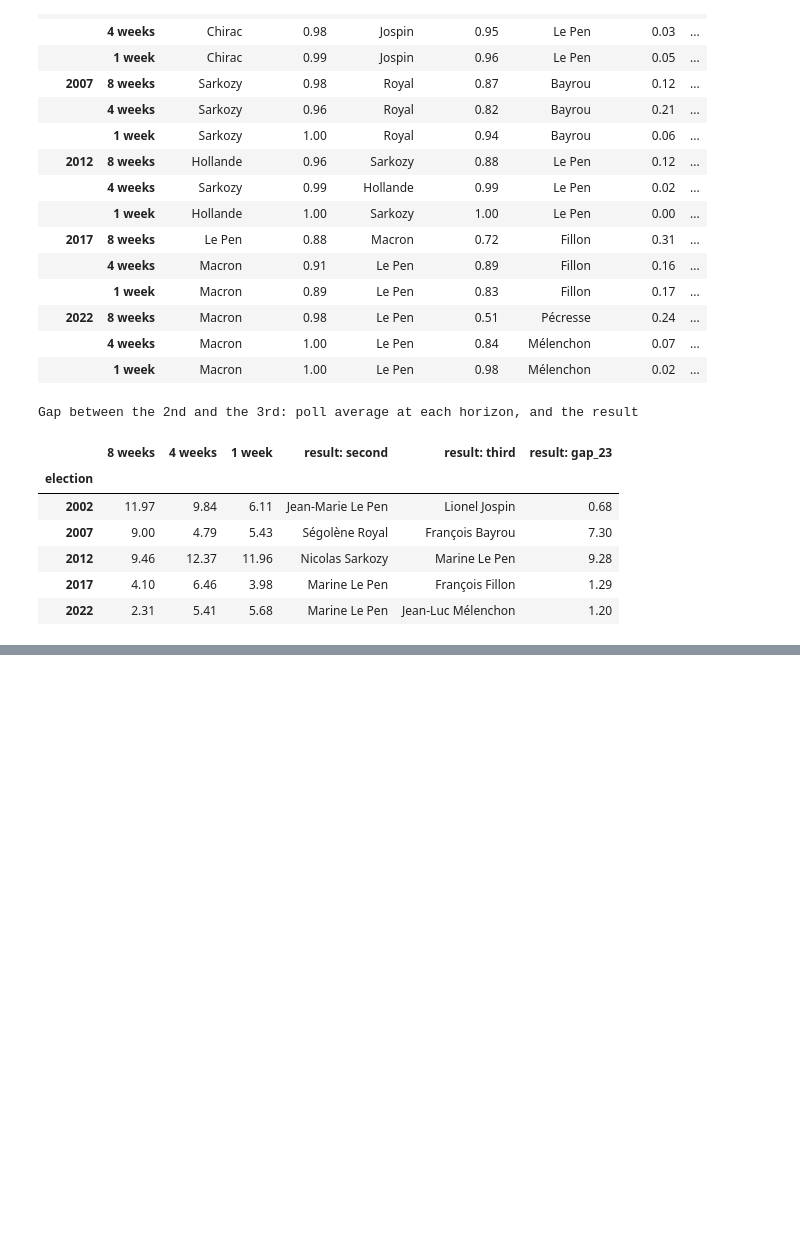
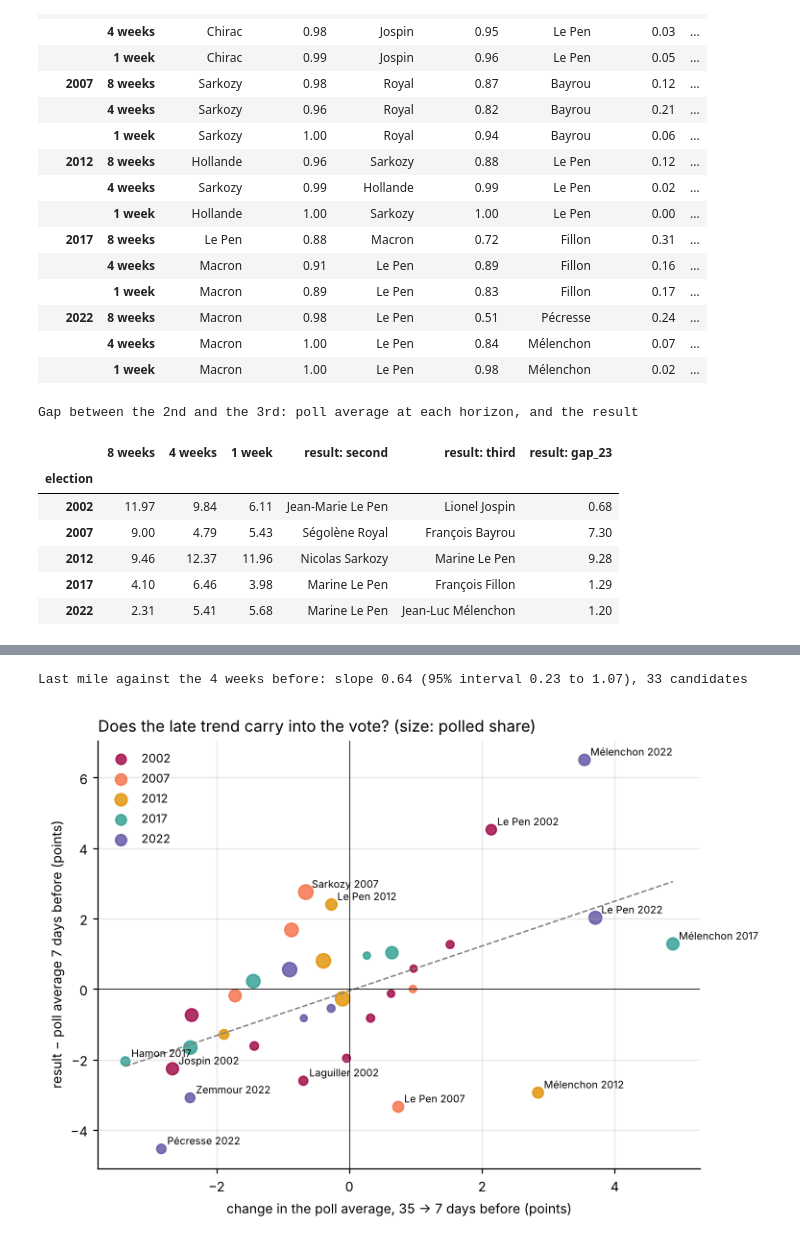
Before and after one commit to clarasalas/strategic-voting-polls-2RS, a Jupyter notebook: notebooks/06_polls_vs_results.ipynb, the cells around one changed output, grey strips where cells are left out. Cells and saved outputs as stored; diff of their text form; code cells hidden in the pictures; blank space fills up the shorter version.

```diff
--- a/notebooks/06_polls_vs_results.ipynb
+++ b/notebooks/06_polls_vs_results.ipynb
@@ -437,0 +496,33 @@ Gap between the 2nd and the 3rd: poll average at each horizon, and the result
+# %%
+late = []
+for (e, s), r in w.iterrows():
+    m7, m35 = r.get(7), r.get(35)
+    if pd.notna(m7) and pd.notna(m35) and m7 >= 3:
+        res_ = results[(results["election"] == e) & (results["candidate"] == s)]["share"]
+        if len(res_):
+            late.append(dict(election=e, slot=s, before=m7 - m35, after=res_.iloc[0] - m7, level=m7))
+late = pd.DataFrame(late)
+lo, hi = boot(late)
+print(f"Last mile against the 4 weeks before: slope {slope(late):.2f} (95% interval {lo:.2f} to {hi:.2f}), "
+      f"{len(late)} candidates")
+late.round(2).to_csv(TABLES / "momentum_into_the_vote.csv", index=False)
+
+fig, ax = plt.subplots(figsize=(7, 5))
+for e in ELECTIONS:
+    d = late[late["election"] == e]
+    ax.scatter(d["before"], d["after"], s=12 + d["level"] * 3, color=E_COLOURS[e], alpha=0.8, label=str(e))
+    for r in d[(d["after"].abs() >= 2) | (d["before"].abs() >= 3)].itertuples():
+        ax.annotate(f"{r.slot.split(' ', 1)[1]} {e}", (r.before, r.after), fontsize=7, xytext=(4, 3),
+                    textcoords="offset points")
+xs = np.linspace(late["before"].min(), late["before"].max(), 10)
+ax.plot(xs, np.polyval(np.polyfit(late["before"], late["after"], 1), xs), color="grey", lw=1, ls="--")
+ax.axhline(0, color="black", lw=0.5); ax.axvline(0, color="black", lw=0.5)
+ax.set_xlabel("change in the poll average, 35 → 7 days before (points)")
+ax.set_ylabel("result − poll average 7 days before (points)")
+ax.set_title("Does the late trend carry into the vote? (size: polled share)", loc="left")
+ax.legend(frameon=False, fontsize=8)
+fig.tight_layout()
+fig.savefig(FIGURES / "momentum_into_the_vote.png")
+# %% [output]
+Last mile against the 4 weeks before: slope 0.64 (95% interval 0.23 to 1.07), 33 candidates
+[figure, added]
```
Also changed, not shown: parts of 2 cells of this notebook, 3 other files.
